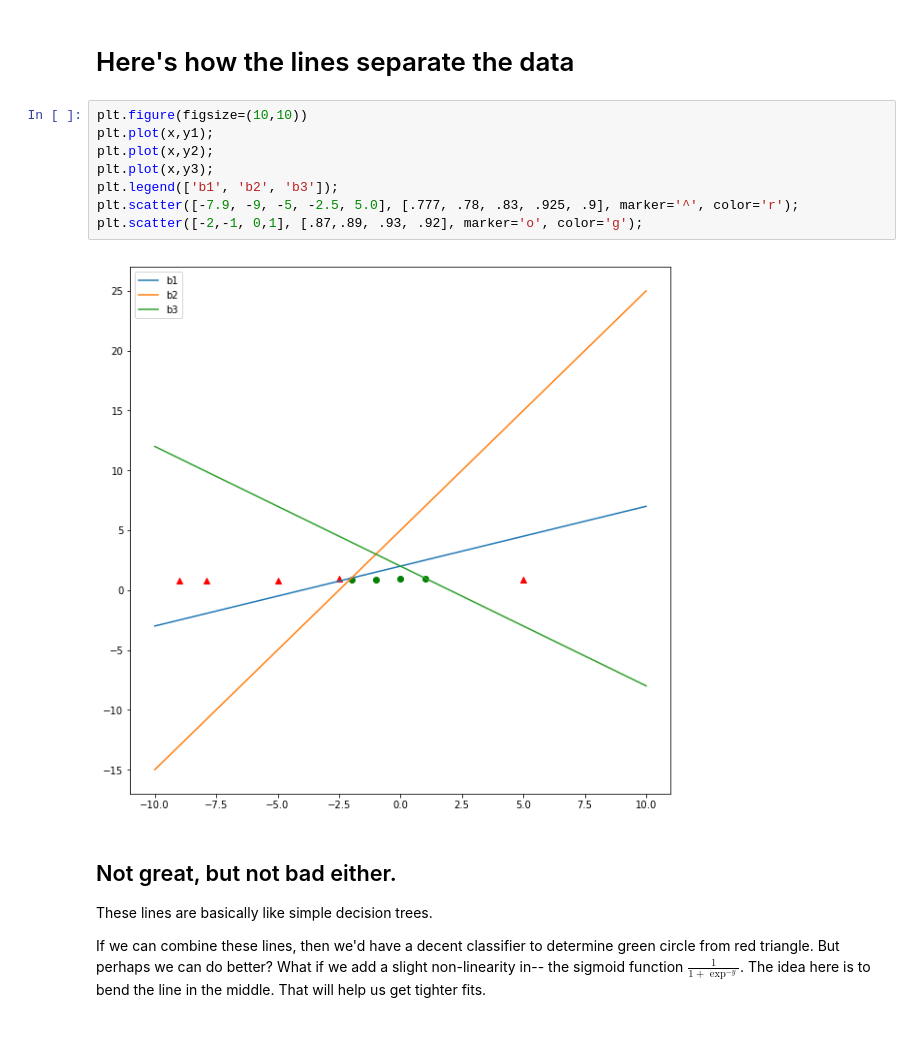
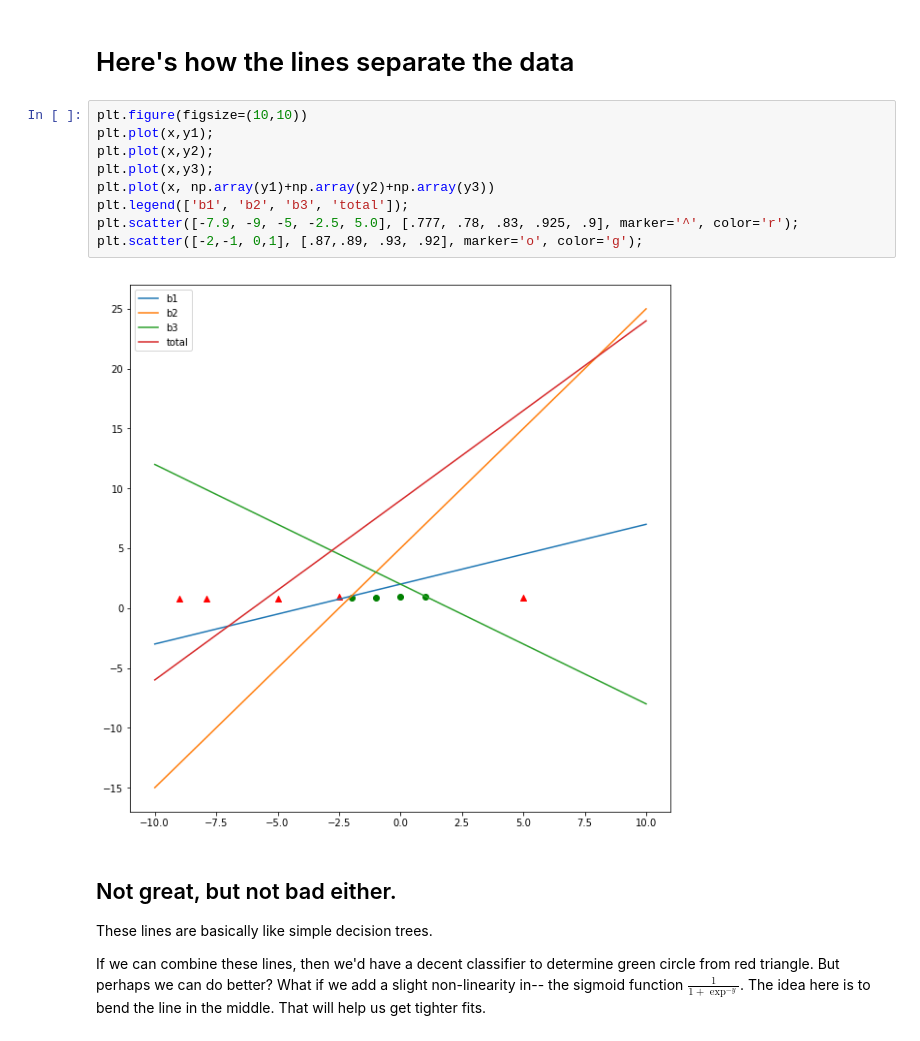
Before and after one commit to mas-dse-greina/dse999, a Jupyter notebook: chapter_07/Activation Layers.ipynb, the cells around one changed output. Drawn from its saved outputs; the diff is of its cells as text.

```diff
--- a/chapter_07/Activation Layers.ipynb
+++ b/chapter_07/Activation Layers.ipynb
@@ -35,13 +35,14 @@ for i in range(len(x)):
 # %%
 plt.figure(figsize=(10,10))
 plt.plot(x,y1);
 plt.plot(x,y2);
 plt.plot(x,y3);
-plt.legend(['b1', 'b2', 'b3']);
+plt.plot(x, np.array(y1)+np.array(y2)+np.array(y3))
+plt.legend(['b1', 'b2', 'b3', 'total']);
 plt.scatter([-7.9, -9, -5, -2.5, 5.0], [.777, .78, .83, .925, .9], marker='^', color='r');
 plt.scatter([-2,-1, 0,1], [.87,.89, .93, .92], marker='o', color='g');
 # %% [output]
-[figure, old version]
+[figure, new version]
 # %% [markdown]
 ## Not great, but not bad either.
 
```
